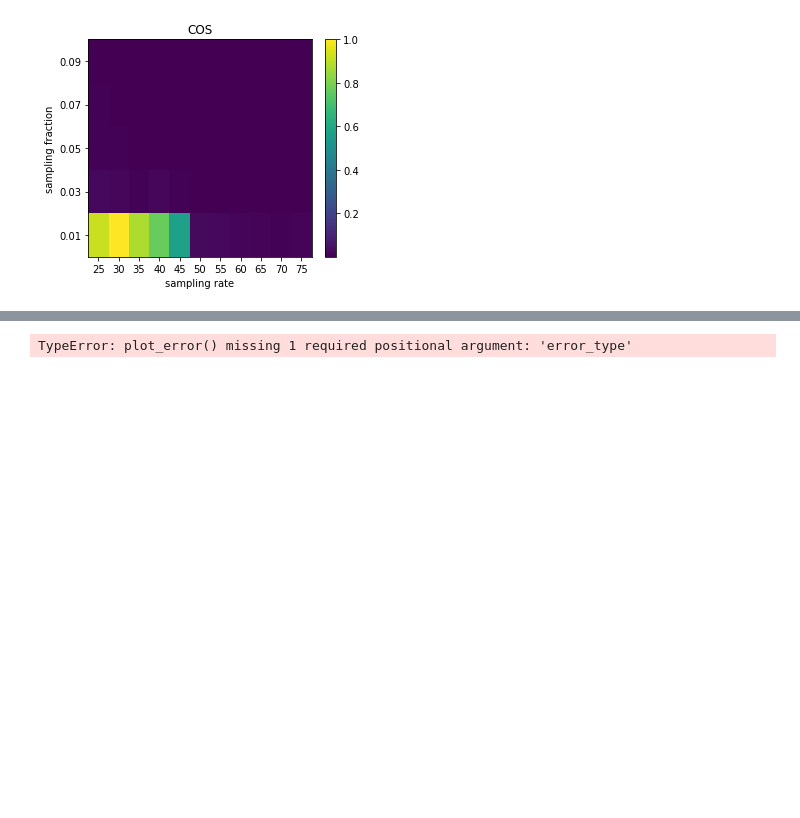
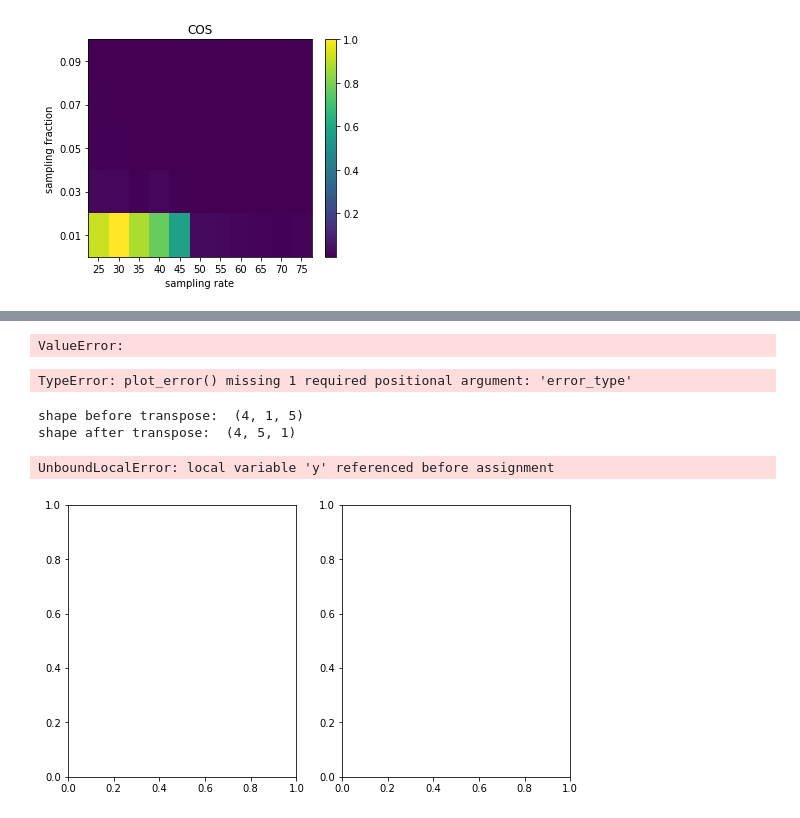
Before and after one commit to kunliu7/oscar, a Jupyter notebook: vis_figs_section4_recon_error.ipynb, the cells around one changed output, grey strips where cells are left out. Cells and saved outputs as stored; diff of their text form; code cells hidden in the pictures; blank space fills up the shorter version.

```diff
--- a/vis_figs_section4_recon_error.ipynb
+++ b/vis_figs_section4_recon_error.ipynb
@@ -182,9 +241,11 @@ shape after transpose:  (3, 5, 8)
 # %%
 
 # Sec4D, noise-2, p=2
-plot_error(p=2, noise="depolar-0.003-0.007", error_type="MSE")
+vis_maxcut(p=2, noise="depolar-0.003-0.007", error_type="MSE")
+# %% [output]
+ValueError:
 # %%
-def vis_recon_error(nq_range, inst_range, sf_range, errors, start=1):
+def vis_recon_error_old(nq_range, inst_range, sf_range, errors, start=1):
 
     errors = errors.reshape(len(nq_range), len(inst_range), len(sf_range))
     print("shape before transpose: ", errors.shape)
@@ -305,5 +366,26 @@ inst_range = [0]
 sf_range = np.arange(0.01, 0.11, 0.02)
 # errors_p2 = vis_recon_error_p1(nq_range, inst_range, sf_range, np.array(mse), 0)
 errors_p2 = vis_recon_error_p1(nq_range, inst_range, sf_range, np.array(cos), 0)
+# %%
+
+def vis_partition():
+    recon_error_data = np.load(
+        "figs/grid_search_recon/partition/sv-ideal-p=1/recon_error_ns=[12, 16, 20, 24]-seeds=[0]-sfs=[0.01 0.03 0.05 0.07 0.09].npz"
+        # "figs/grid_search_recon/partition/sv-ideal-p=2/recon_error_ns=[12, 16]-seeds=[0]-sfs=[0.01 0.03 0.05 0.07 0.09].npz"
+        , allow_pickle=True
+    )
+    nq_range = [12, 16, 20, 24]
+    inst_range = [0]
+    sf_range = np.arange(0.01, 0.11, 0.02)
+    mses = recon_error_data['mses']
+    coss = recon_error_data['coss']
+    vis_recon_error(nq_range, inst_range, sf_range, mses, "quantiles", "partition, p=1")
+
+vis_partition()
+# %% [output]
+shape before transpose:  (4, 1, 5)
+shape after transpose:  (4, 5, 1)
+UnboundLocalError: local variable 'y' referenced before assignment
+[figure, added]
 # %%
 
```
Also changed, not shown: parts of 8 cells of this notebook.
